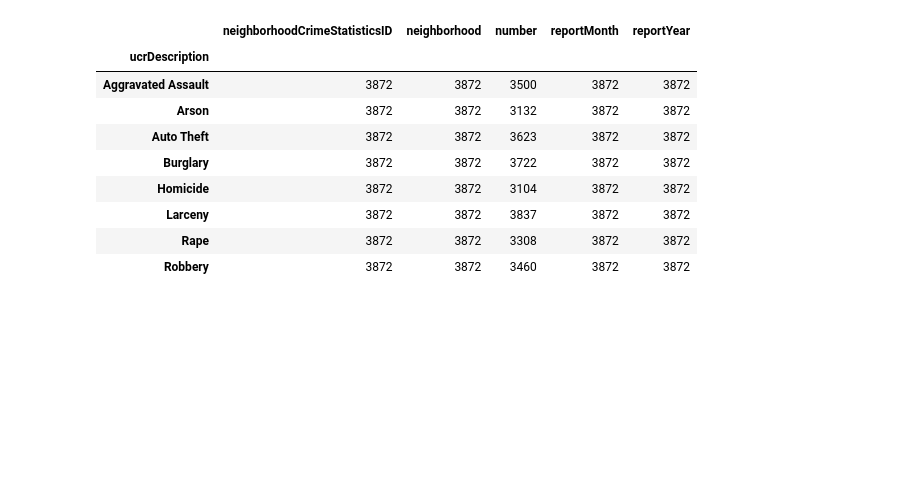
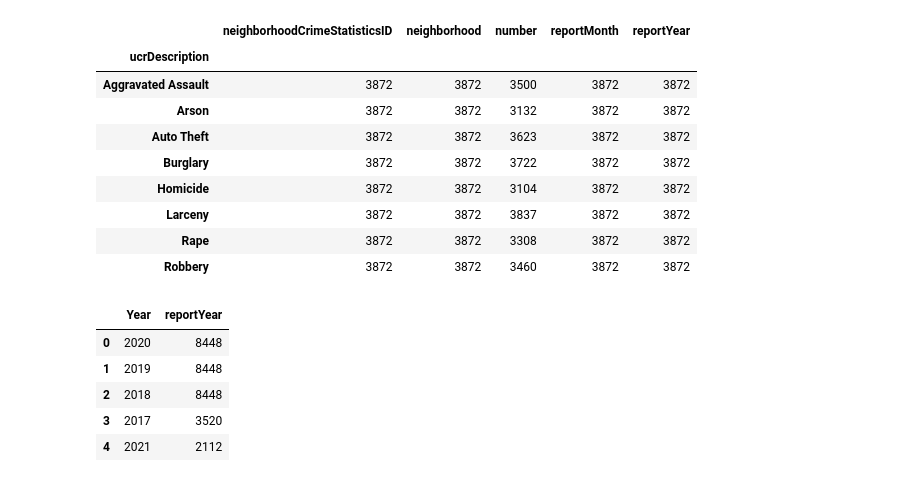
Before and after one commit to teenastewart/Project_1, a Jupyter notebook: Teena/Project 1 notebook.ipynb, the cells around one changed output. Drawn from its saved outputs; the diff is of its cells as text; code cells hidden in the pictures; blank space fills up the shorter version.

```diff
--- a/Teena/Project 1 notebook.ipynb
+++ b/Teena/Project 1 notebook.ipynb
@@ -90,0 +291,17 @@ crime_stats.groupby('reportYear').count()
+# %%
+arson = []
+auto_theft = []
+burglary = []
+larceny = []
+yearly_nviolent = crime_stats['reportYear'].value_counts().rename_axis('Year').reset_index()
+# yearly_nviolent['Arson'] = crime_stats.groupby(['reportYear','ucrDescription'])['Arson'].count()
+# yearly_group = crime_stats.groupby(['reportYear','ucrDescription'])['Arson'].count()
+# yearly_group
+yearly_nviolent.head()
+# %% [output]
+|  | Year | reportYear |
+| 0 | 2020 | 8448 |
+| 1 | 2019 | 8448 |
+| 2 | 2018 | 8448 |
+| 3 | 2017 | 3520 |
+| 4 | 2021 | 2112 |
```
Also changed, not shown: parts of 14 cells of this notebook.
